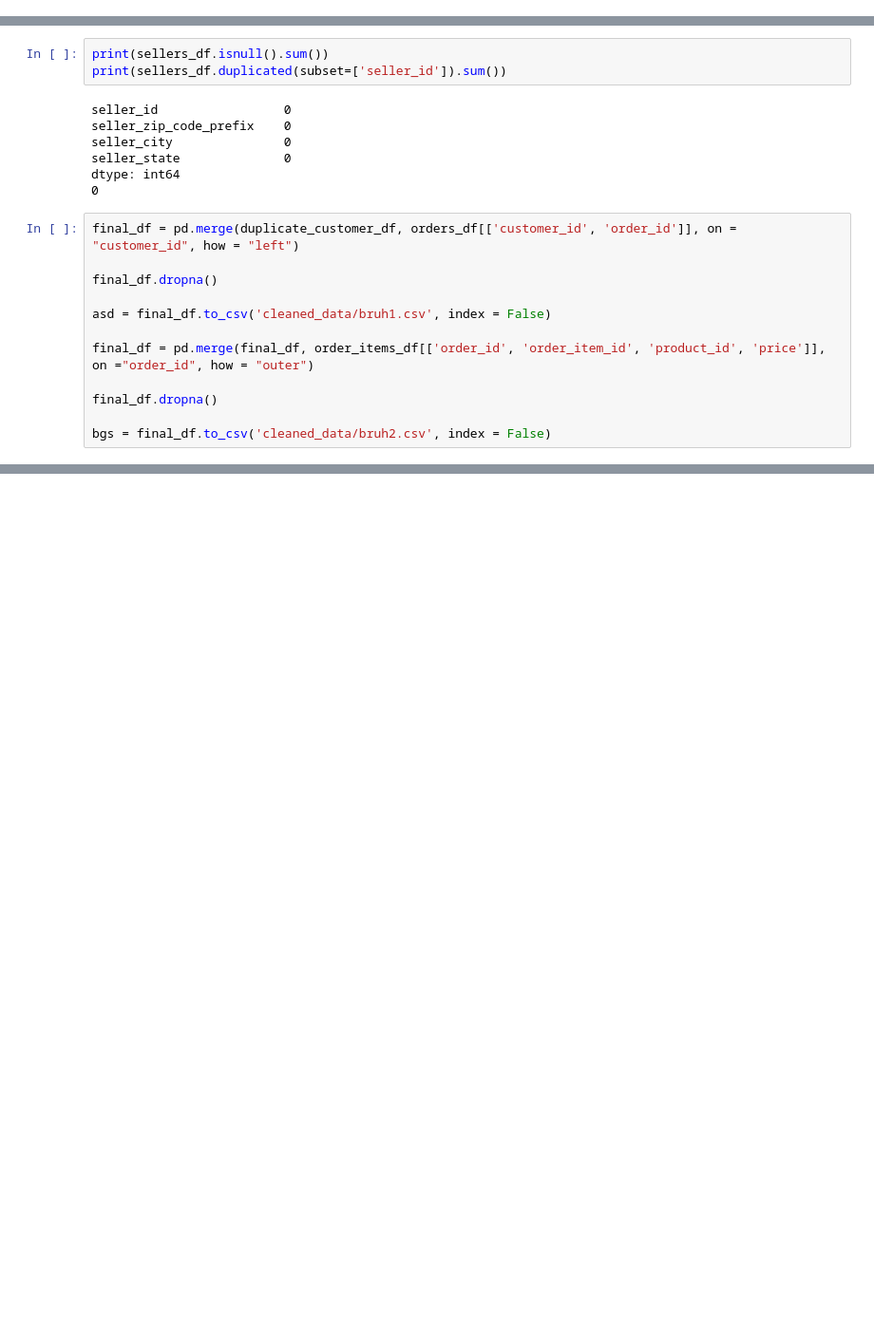
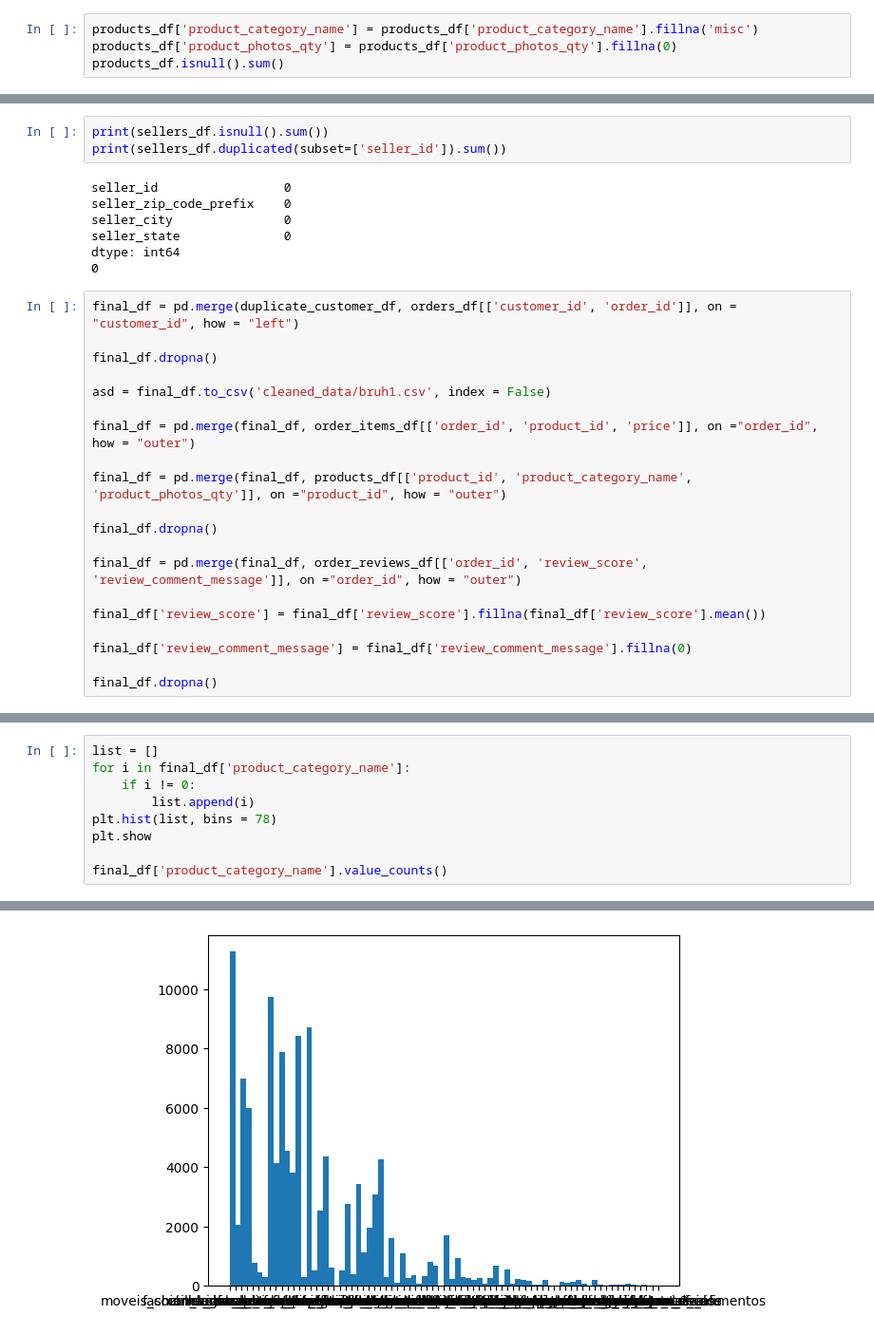
Before and after one commit to jasonhu03/datathon, a Jupyter notebook: datathon.ipynb, the cells around one changed output, grey strips where cells are left out. Shown: that part at 95% size. Cells and saved outputs as stored; diff of their text form; blank space fills up the shorter version.

```diff
--- a/datathon.ipynb
+++ b/datathon.ipynb
@@ -110,0 +95,4 @@ dtype: int64
+# %%
+products_df['product_category_name'] = products_df['product_category_name'].fillna('misc')
+products_df['product_photos_qty'] = products_df['product_photos_qty'].fillna(0)
+products_df.isnull().sum()
@@ -125,8 +124,16 @@ final_df.dropna()
 
 asd = final_df.to_csv('cleaned_data/bruh1.csv', index = False)
 
-final_df = pd.merge(final_df, order_items_df[['order_id', 'order_item_id', 'product_id', 'price']], on ="order_id", how = "outer")
+final_df = pd.merge(final_df, order_items_df[['order_id', 'product_id', 'price']], on ="order_id", how = "outer")
+
+final_df = pd.merge(final_df, products_df[['product_id', 'product_category_name', 'product_photos_qty']], on ="product_id", how = "outer")
 
 final_df.dropna()
 
-bgs = final_df.to_csv('cleaned_data/bruh2.csv', index = False)
+final_df = pd.merge(final_df, order_reviews_df[['order_id', 'review_score', 'review_comment_message']], on ="order_id", how = "outer")
+
+final_df['review_score'] = final_df['review_score'].fillna(final_df['review_score'].mean())
+
+final_df['review_comment_message'] = final_df['review_comment_message'].fillna(0)
+
+final_df.dropna()
@@ -132,0 +157,10 @@ bgs = final_df.to_csv('cleaned_data/bruh2.csv', index = False)
+# %%
+list = []
+for i in final_df['product_category_name']:
+    if i != 0:
+        list.append(i)
+plt.hist(list, bins = 78)
+plt.show
+
+final_df['product_category_name'].value_counts()
+# %% [output]
@@ -132,0 +179 @@ bgs = final_df.to_csv('cleaned_data/bruh2.csv', index = False)
+[figure, added]
```
Also changed, not shown: parts of 7 cells of this notebook.
